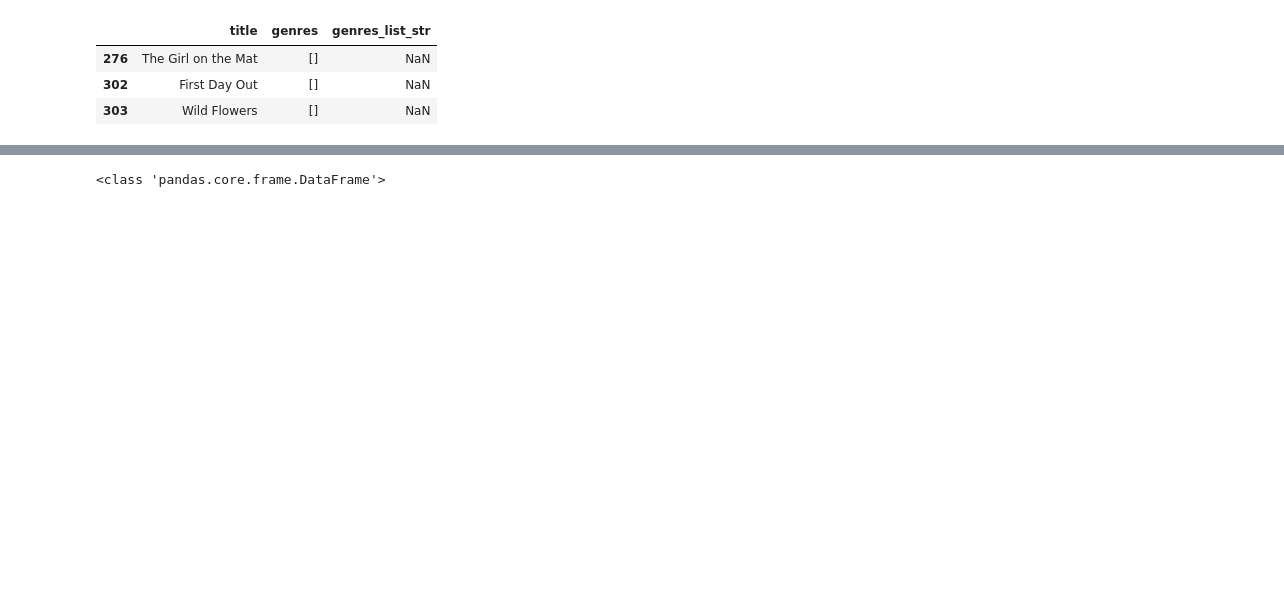
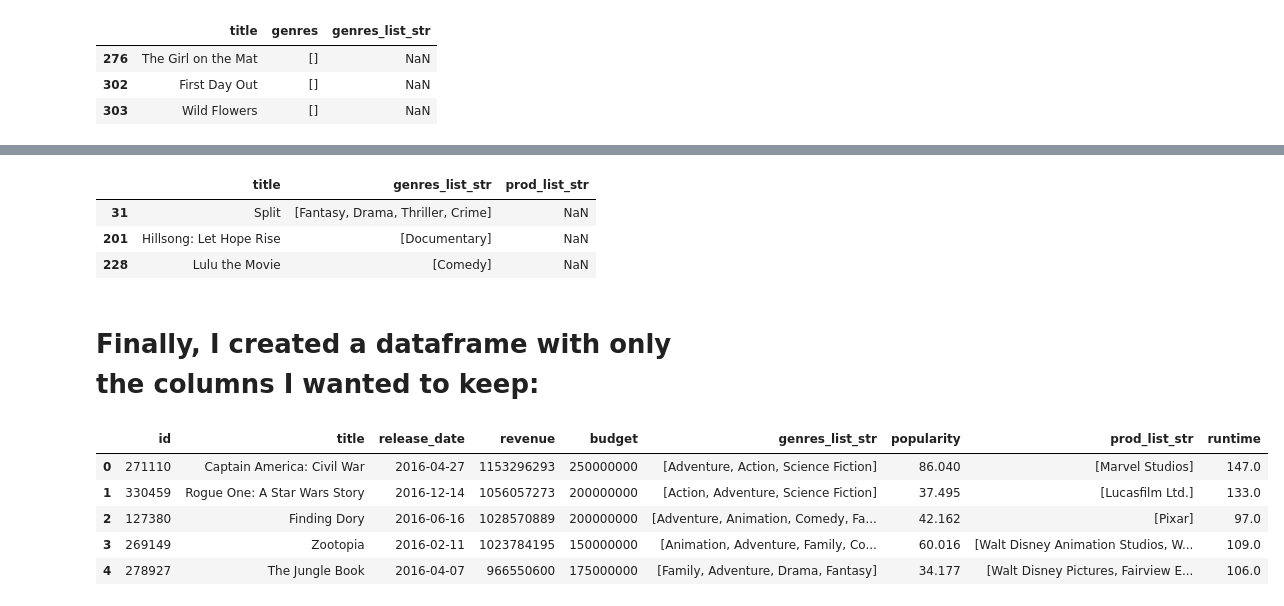
Before and after one commit to clairesarraille/tmdb, a Jupyter notebook: dsc-mod-1-project-v2-1-online-ds-sp-000-master/student.ipynb, the cells around one changed output, grey strips where cells are left out. Drawn from its saved outputs; the diff is of its cells as text; code cells hidden in the pictures; blank space fills up the shorter version.

Commit message:
all data cleaning is - hopefully - complete

```diff
--- a/dsc-mod-1-project-v2-1-online-ds-sp-000-master/student.ipynb
+++ b/dsc-mod-1-project-v2-1-online-ds-sp-000-master/student.ipynb
@@ -661,0 +641,8 @@ rows_with_NaN[['title', 'genres','genres_list_str']].iloc[0:3]
+# %%
+def convert_to_list_of_dict(val):
+    val = [dict(x) for x in val]
+    return val
+
+
+df_details['prod_list_dict'] = df_details.loc[:,
+                                                'production_companies'].apply(convert_to_list_of_dict)
@@ -661,0 +673,8 @@ rows_with_NaN[['title', 'genres','genres_list_str']].iloc[0:3]
+# %%
+def convert_to_list_of_str(val):
+    val = [x.get('name') for x in val]
+    return val
+
+
+df_details['prod_list_str'] = df_details.loc[:,
+                                                'prod_list_dict'].apply(convert_to_list_of_str)
@@ -662,13 +696,32 @@ rows_with_NaN[['title', 'genres','genres_list_str']].iloc[0:3]
+# %%
+# Make empty lists NaN:
+import numpy as np
+df_details['prod_list_nan'] = df_details['prod_list_str'].apply(
+    lambda x: np.nan if len(x) == 0 else x)
+# %%
+# Check that it worked:
+is_NaN = df_details.isnull()
+row_has_NaN = is_NaN.any(axis=1)
+rows_with_NaN = df_details[row_has_NaN]
+
+rows_with_NaN[['title', 'genres_list_str','prod_list_str']].iloc[0:3]
+# %% [output]
+|  | title | genres_list_str | prod_list_str |
+| 31 | Split | [Fantasy, Drama, Thriller, Crime] | NaN |
+| 201 | Hillsong: Let Hope Rise | [Documentary] | NaN |
+| 228 | Lulu the Movie | [Comedy] | NaN |
+# %% [markdown]
+# Finally, I created a dataframe with only the columns I wanted to keep:
 # %%
-# Keep these keys:
-['id', 'title', 'release_date', 'revenue', 'budget', 'genres_list_str', 'original_language',
-           'spoken_languages', 'popularity', 'production_companies', 'production_countries', 'runtime', 'keywords']
+# Keep these Columns:
+df = df_details[['id', 'title', 'release_date', 'revenue', 'budget',
+                 'genres_list_str', 'popularity', 'prod_list_str', 'runtime']].copy()
-# %%
-# Print rows containing any NaN
-is_NaN = df_details.isnull()
-row_has_NaN = is_NaN.any(axis=1)
-rows_with_NaN = df_details[row_has_NaN]
-
-print(type(rows_with_NaN))
-# %% [output]
-<class 'pandas.core.frame.DataFrame'>
+# %%
+df.head()
+# %% [output]
+|  | id | title | release_date | revenue | budget | genres_list_str | popularity | prod_list_str | runtime |
+| 0 | 271110 | Captain America: Civil War | 2016-04-27 | 1153296293 | 250000000 | [Adventure, Action, Science Fiction] | 86.040 | [Marvel Studios] | 147.0 |
+| 1 | 330459 | Rogue One: A Star Wars Story | 2016-12-14 | 1056057273 | 200000000 | [Action, Adventure, Science Fiction] | 37.495 | [Lucasfilm Ltd.] | 133.0 |
+| 2 | 127380 | Finding Dory | 2016-06-16 | 1028570889 | 200000000 | [Adventure, Animation, Comedy, Fa... | 42.162 | [Pixar] | 97.0 |
+| 3 | 269149 | Zootopia | 2016-02-11 | 1023784195 | 150000000 | [Animation, Adventure, Family, Co... | 60.016 | [Walt Disney Animation Studios, W... | 109.0 |
+| 4 | 278927 | The Jungle Book | 2016-04-07 | 966550600 | 175000000 | [Family, Adventure, Drama, Fantasy] | 34.177 | [Walt Disney Pictures, Fairview E... | 106.0 |
```
Also changed, not shown: parts of 17 cells of this notebook, 1 other file.
